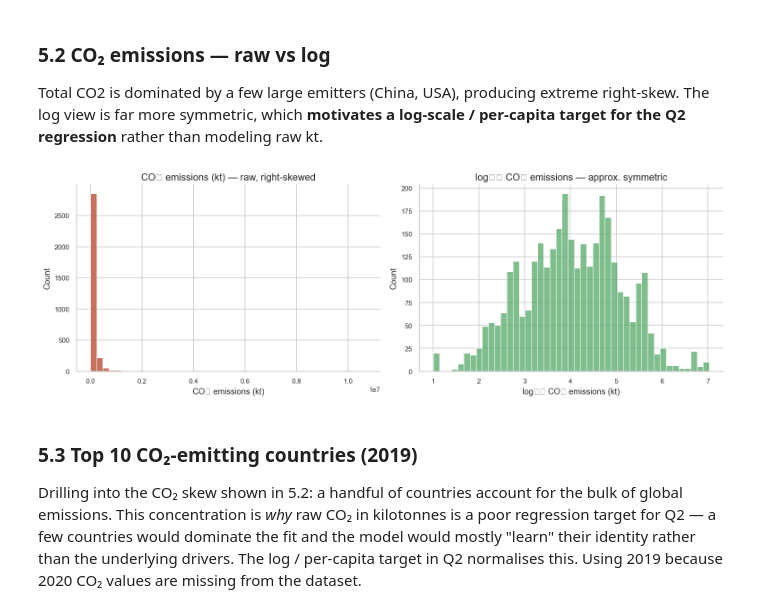
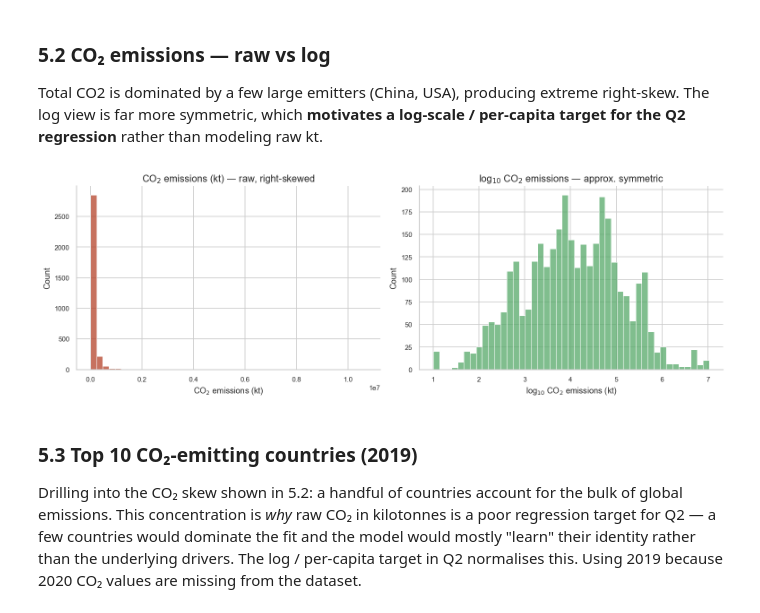
Before and after one commit to huichiy/Data_Science_Fund, a Jupyter notebook: TT3L_GXX_Notebook.ipynb, the cells around one changed output. Saved outputs shown, nothing was run; the diff lists cells and outputs as text; code cells hidden in the pictures.

```diff
--- a/TT3L_GXX_Notebook.ipynb
+++ b/TT3L_GXX_Notebook.ipynb
@@ -495,20 +495,20 @@ per-capita target for the Q2 regression** rather than modeling raw kt.
 # %%
 co2 = df_eda['co2_emissions_kt'].dropna()
 co2 = co2[co2 > 0]
 
 fig, ax = plt.subplots(1, 2, figsize=(13, 4.5))
 sns.histplot(co2, bins=45, ax=ax[0], color='#B5432A')
-ax[0].set_title('CO₂ emissions (kt) — raw, right-skewed')
-ax[0].set_xlabel('CO₂ emissions (kt)')
+ax[0].set_title('CO$_2$ emissions (kt) — raw, right-skewed')
+ax[0].set_xlabel('CO$_2$ emissions (kt)')
 
 sns.histplot(np.log10(co2), bins=45, ax=ax[1], color='#55A868')
-ax[1].set_title('log₁₀ CO₂ emissions — approx. symmetric')
-ax[1].set_xlabel('log₁₀ CO₂ emissions (kt)')
+ax[1].set_title('log$_{10}$ CO$_2$ emissions — approx. symmetric')
+ax[1].set_xlabel('log$_{10}$ CO$_2$ emissions (kt)')
 plt.tight_layout()
 plt.savefig('./figures/eda_co2_skew.png', dpi=150, bbox_inches='tight')
 plt.show()
 # %% [output]
-[figure, old version]
+[figure, new version]
 # %% [markdown]
 ### 5.3 Top 10 CO₂-emitting countries (2019)
 Drilling into the CO₂ skew shown in 5.2: a handful of countries account for the
```
Also changed, not shown: 1 other file.
